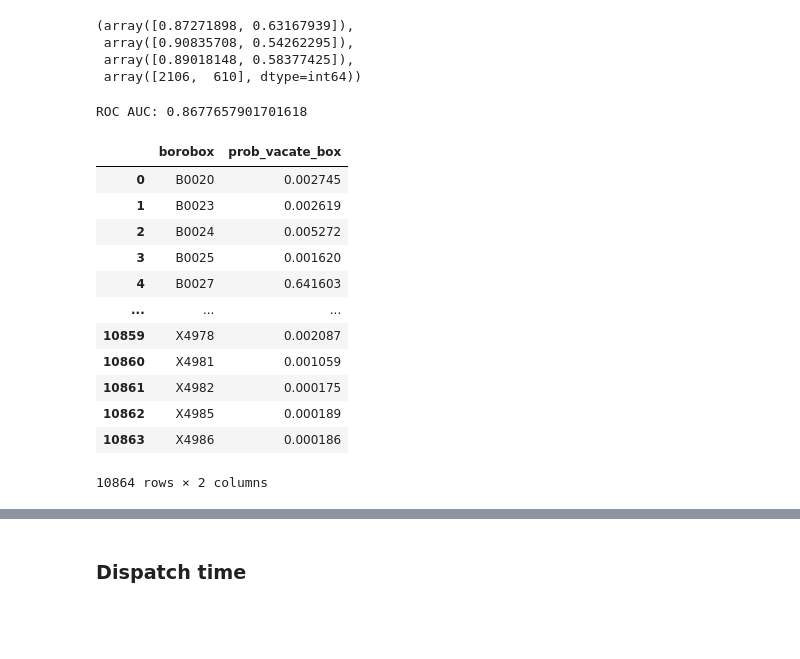
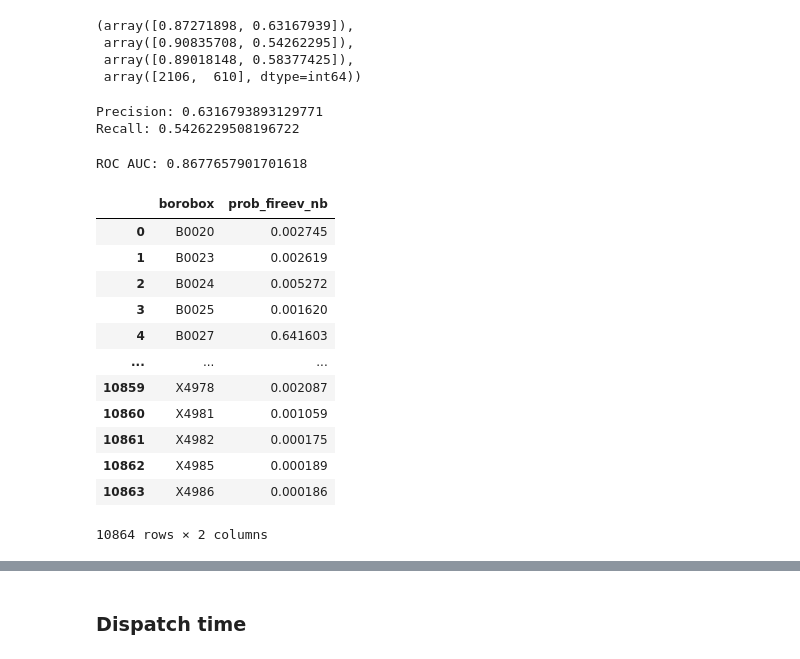
Before and after one commit to KaiElwood/machine-learning-final, a Jupyter notebook: code/04b_naivebayes_gp_box.ipynb, the cells around one changed output, grey strips where cells are left out. Drawn from its saved outputs; the diff is of its cells as text; code cells hidden in the pictures; blank space fills up the shorter version.

```diff
--- a/code/04b_naivebayes_gp_box.ipynb
+++ b/code/04b_naivebayes_gp_box.ipynb
@@ -341,6 +353,13 @@ precision_recall_fscore_support(y_test, (y_pred_test > 0.5))
  array([0.90835708, 0.54262295]),
  array([0.89018148, 0.58377425]),
  array([2106,  610], dtype=int64))
+# %%
+pr= precision_recall_fscore_support(y_test, y_pred_test > 0.5)
+print("Precision:", pr[0][1])
+print("Recall:", pr[1][1])
+# %% [output]
+Precision: 0.6316793893129771
+Recall: 0.5426229508196722
 # %%
 from sklearn.metrics import roc_auc_score
 
@@ -356,11 +375,11 @@ y_pred_all = testGaussianNaiveBayes(X,naive_bayes_classifier)
 # %%
 ## create a csv of probabilities at the building level and tract level
 pred_prob_allbox= pd.concat([df_box.loc[:, ["borobox"]],
                             pd.DataFrame(y_pred_all,
-                                        columns = ["prob_vacate_box"])], axis = 1)
+                                        columns = ["prob_fireev_nb"])], axis = 1)
 pred_prob_allbox
 # %% [output]
-|  | borobox | prob_vacate_box |
+|  | borobox | prob_fireev_nb |
 | 0 | B0020 | 0.002745 |
 | 1 | B0023 | 0.002619 |
 | 2 | B0024 | 0.005272 |
```
Also changed, not shown: parts of 18 cells of this notebook, 2 other files.
